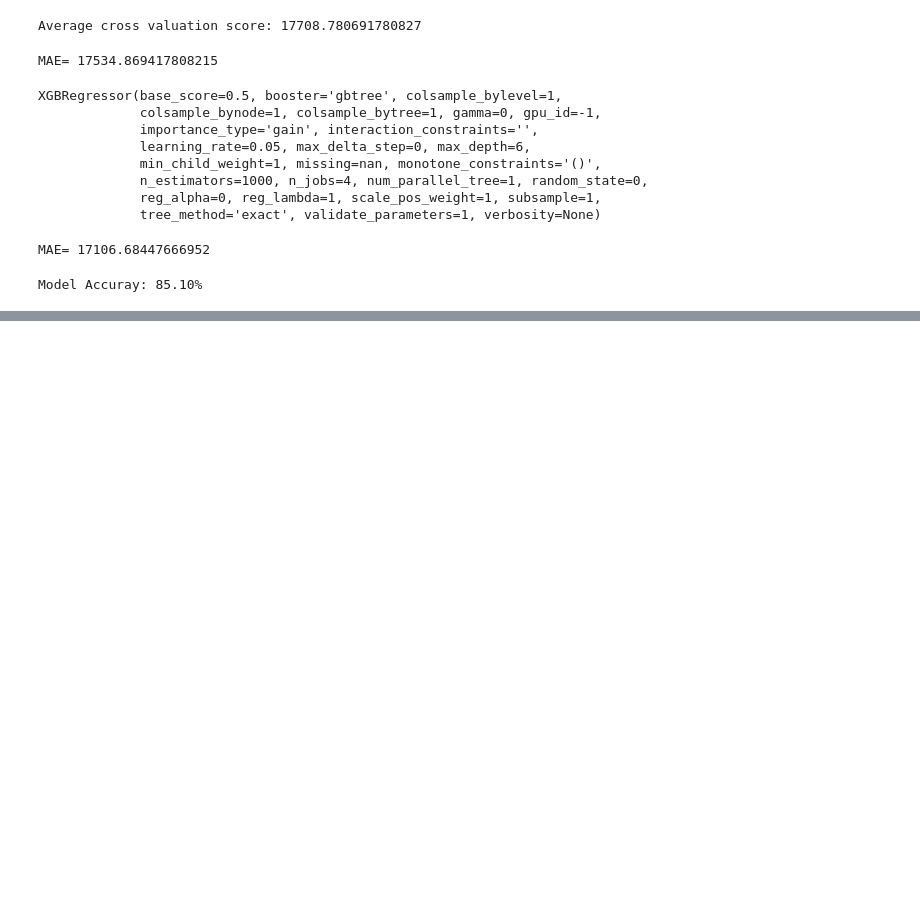
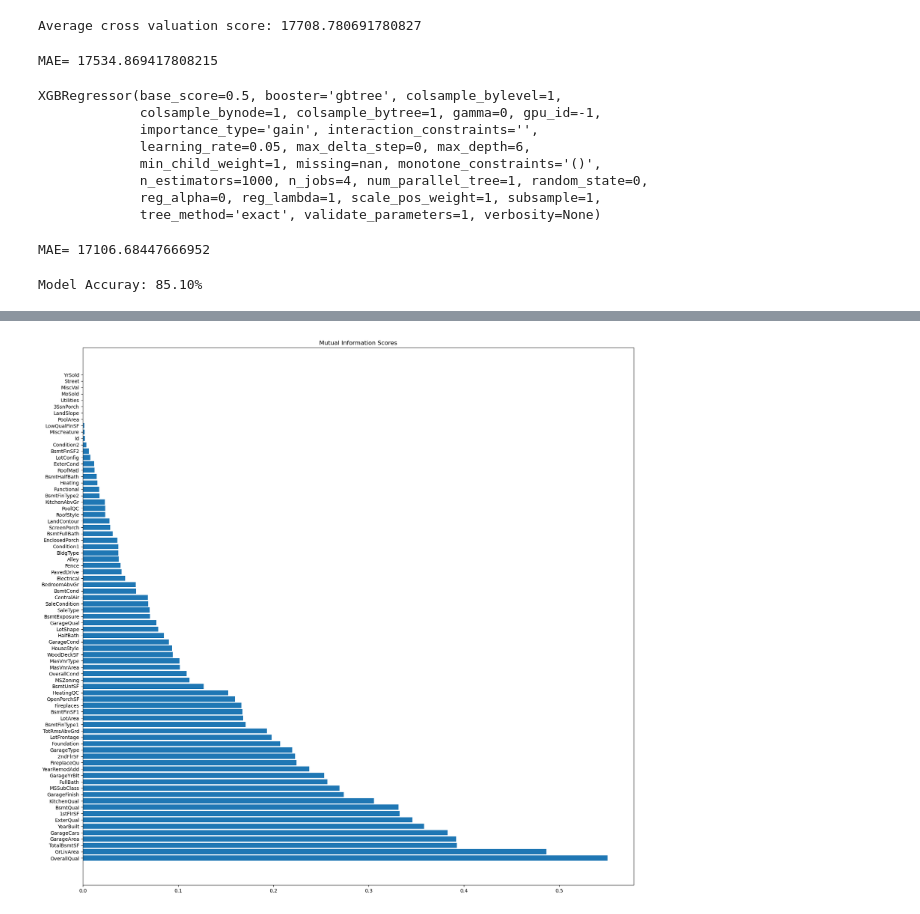
Before and after one commit to kjheng7/Data-Science-Applications, a Jupyter notebook: Ames housing price/Ames housing price predict.ipynb, the cells around one changed output, grey strips where cells are left out. Cells and saved outputs as stored; diff of their text form; code cells hidden in the pictures; blank space fills up the shorter version.

```diff
--- a/Ames housing price/Ames housing price predict.ipynb
+++ b/Ames housing price/Ames housing price predict.ipynb
@@ -145,5 +145,5 @@ classifier = xgb.sklearn.XGBClassifier(nthread=-1, seed=42)
 # %%
-classifier.fit(X_train_xg, y_train)
-class_pred = classifier.predict(X_valid_xg)
-plt.figure(figsize=(100,15))
-xgb.plot_importance(classifier, ax=plt.gca())
+#classifier.fit(X_train_xg, y_train)
+#class_pred = classifier.predict(X_valid_xg)
+#plt.figure(figsize=(100,15))
+#xgb.plot_importance(classifier, ax=plt.gca())
@@ -153,0 +153,22 @@ xgb.plot_importance(classifier, ax=plt.gca())
+# %%
+imputer = SimpleImputer(strategy="most_frequent")
+imputed_X_train = pd.DataFrame(imputer.fit_transform(X_train))
+imputed_X_valid = pd.DataFrame(imputer.transform(X_valid))
+
+imputed_X_train.columns = X_train.columns
+imputed_X_valid.columns = X_valid.columns
+# %%
+for colname in imputed_X_train.select_dtypes("object"):
+    imputed_X_train[colname],_ = imputed_X_train[colname].factorize()
+
+discrete_features = imputed_X_train.dtypes == int
+# %%
+def make_mi_scores(X,y,discrete_features):
+    mi_scores = mutual_info_regression(X, y, discrete_features=discrete_features)
+    mi_scores = pd.Series(mi_scores, name="MI scores", index=X.columns)
+    mi_scores = mi_scores.sort_values(ascending=False)
+    return mi_scores
+
+mutual_scores = make_mi_scores(imputed_X_train,y_train,discrete_features)
+pd.set_option('display.max_rows', None)
+print(mutual_scores)
@@ -153,0 +193,14 @@ xgb.plot_importance(classifier, ax=plt.gca())
+# %%
+def plot_mi_scores(scores):
+    scores.sort_values(ascending=False)
+    width = np.arange(len(scores))
+    ticks = list(scores.index)
+    plt.barh(width, scores)
+    plt.yticks(width, ticks)
+    plt.title("Mutual Information Scores")
+
+
+plt.figure(dpi=100, figsize=(20, 20))
+plot_mi_scores(mutual_scores)
+# %% [output]
+[figure, added]
```
Also changed, not shown: parts of 4 cells of this notebook.
